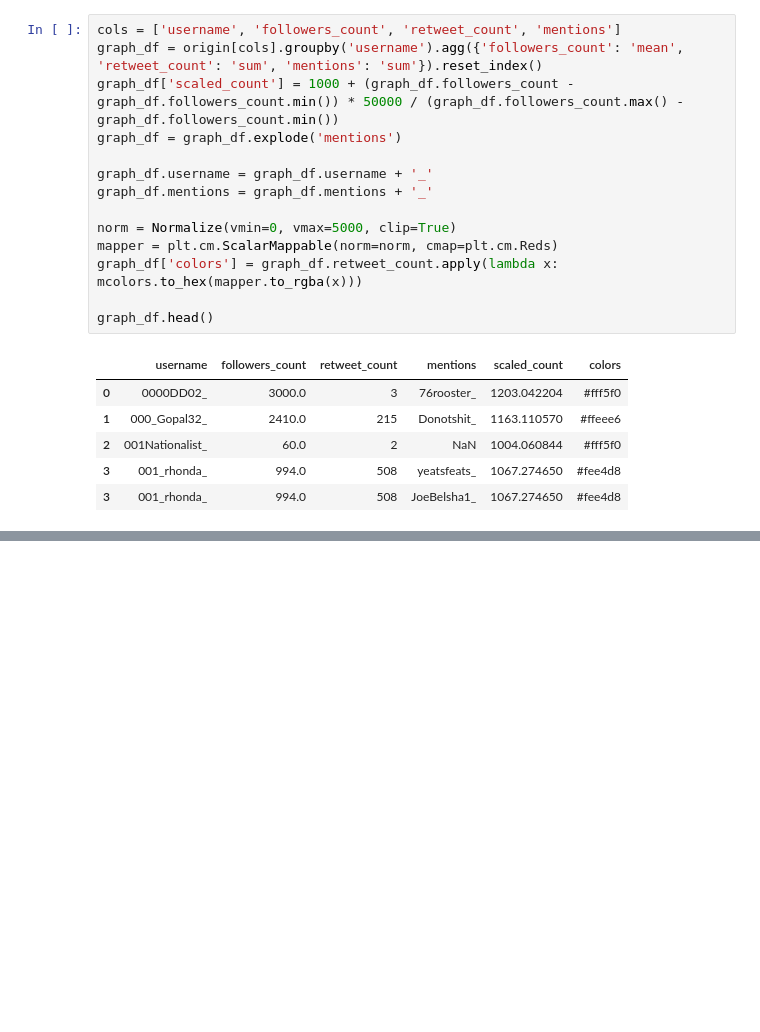
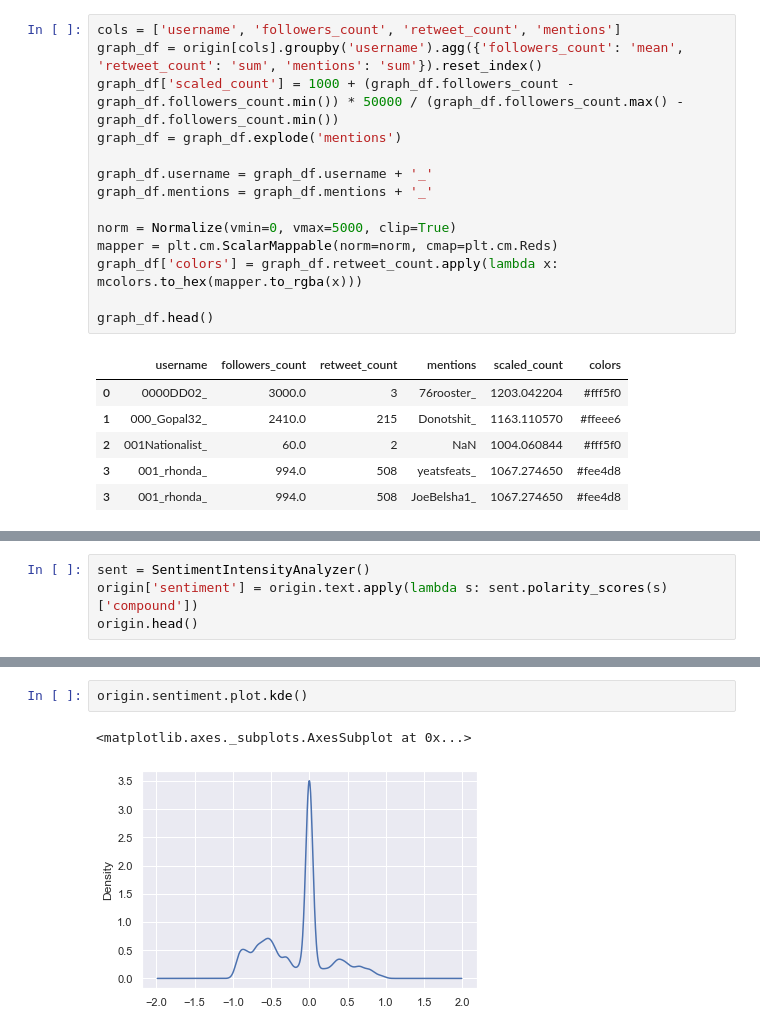
Before and after one commit to vsinghai/hackislamophobia, a Jupyter notebook: asher.ipynb, the cells around one changed output, grey strips where cells are left out. Drawn from its saved outputs; the diff is of its cells as text; blank space fills up the shorter version.

Commit message:
Added some sentiment analysis and showed the general sentiment distribution

```diff
--- a/asher.ipynb
+++ b/asher.ipynb
@@ -245,0 +261,4 @@ nt.show('ex.html')
+# %%
+sent = SentimentIntensityAnalyzer()
+origin['sentiment'] = origin.text.apply(lambda s: sent.polarity_scores(s)['compound'])
+origin.head()
@@ -245,0 +299,5 @@ nt.show('ex.html')
+# %%
+origin.sentiment.plot.kde()
+# %% [output]
+<matplotlib.axes._subplots.AxesSubplot at 0x...>
+[figure, added]
```
Also changed, not shown: parts of 9 cells of this notebook.
